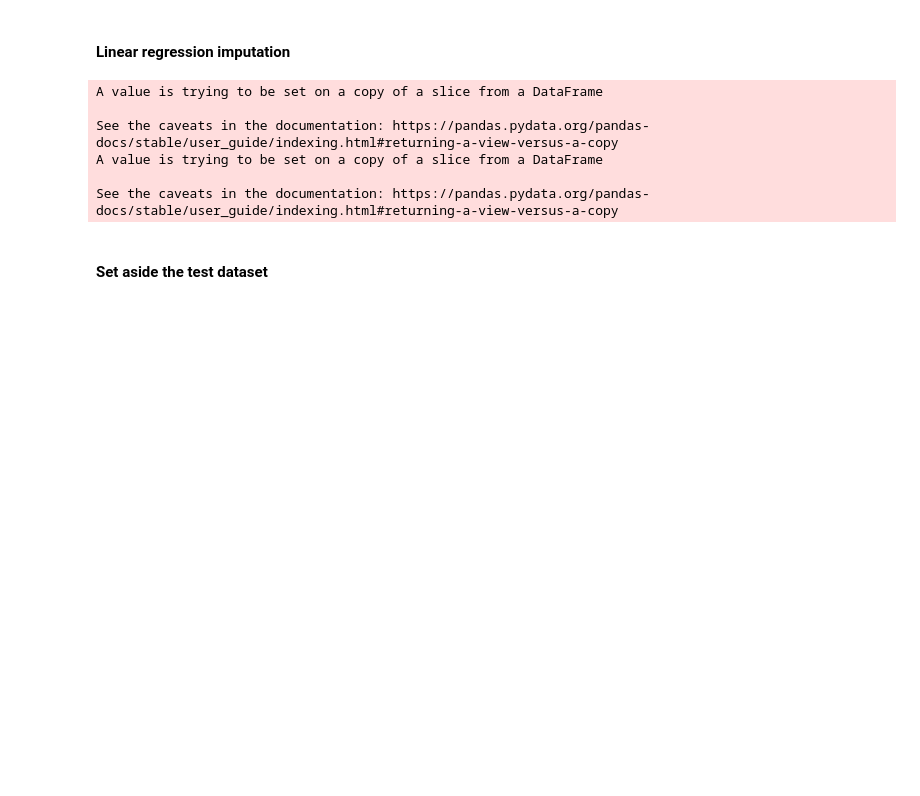
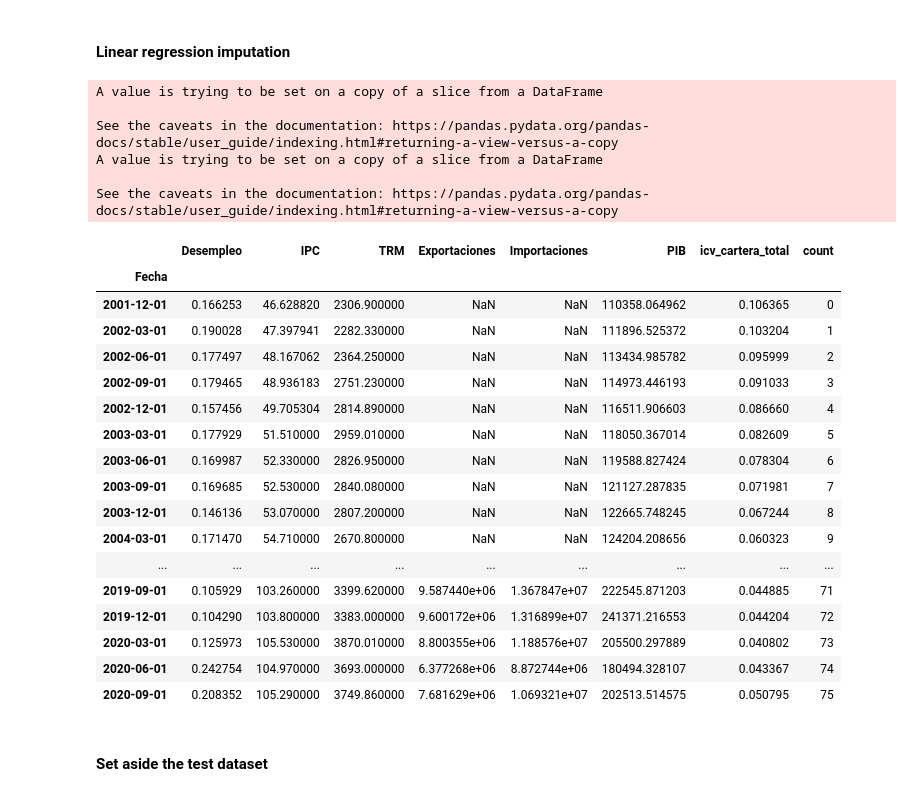
Before and after one commit to HijoBejuco/Time_Series_Predictors, a Jupyter notebook: models.ipynb, the cells around one changed output. Saved outputs shown, nothing was run; the diff lists cells and outputs as text; code cells hidden in the pictures; blank space fills up the shorter version.

```diff
--- a/models.ipynb
+++ b/models.ipynb
@@ -145,6 +136,27 @@ See the caveats in the documentation: https://pandas.pydata.org/pandas-docs/stab
 A value is trying to be set on a copy of a slice from a DataFrame
 
 See the caveats in the documentation: https://pandas.pydata.org/pandas-docs/stable/user_guide/indexing.html#returning-a-view-versus-a-copy
+# %%
+imputed_df
+# %% [output]
+|  | Desempleo | IPC | TRM | Exportaciones | Importaciones | PIB | icv_cartera_total | count |
+| Fecha |  |  |  |  |  |  |  |  |
+| 2001-12-01 | 0.166253 | 46.628820 | 2306.900000 | NaN | NaN | 110358.064962 | 0.106365 | 0 |
+| 2002-03-01 | 0.190028 | 47.397941 | 2282.330000 | NaN | NaN | 111896.525372 | 0.103204 | 1 |
+| 2002-06-01 | 0.177497 | 48.167062 | 2364.250000 | NaN | NaN | 113434.985782 | 0.095999 | 2 |
+| 2002-09-01 | 0.179465 | 48.936183 | 2751.230000 | NaN | NaN | 114973.446193 | 0.091033 | 3 |
+| 2002-12-01 | 0.157456 | 49.705304 | 2814.890000 | NaN | NaN | 116511.906603 | 0.086660 | 4 |
+| 2003-03-01 | 0.177929 | 51.510000 | 2959.010000 | NaN | NaN | 118050.367014 | 0.082609 | 5 |
+| 2003-06-01 | 0.169987 | 52.330000 | 2826.950000 | NaN | NaN | 119588.827424 | 0.078304 | 6 |
+| 2003-09-01 | 0.169685 | 52.530000 | 2840.080000 | NaN | NaN | 121127.287835 | 0.071981 | 7 |
+| 2003-12-01 | 0.146136 | 53.070000 | 2807.200000 | NaN | NaN | 122665.748245 | 0.067244 | 8 |
+| 2004-03-01 | 0.171470 | 54.710000 | 2670.800000 | NaN | NaN | 124204.208656 | 0.060323 | 9 |
+| ... | ... | ... | ... | ... | ... | ... | ... | ... |
+| 2019-09-01 | 0.105929 | 103.260000 | 3399.620000 | 9.587440e+06 | 1.367847e+07 | 222545.871203 | 0.044885 | 71 |
+| 2019-12-01 | 0.104290 | 103.800000 | 3383.000000 | 9.600172e+06 | 1.316899e+07 | 241371.216553 | 0.044204 | 72 |
+| 2020-03-01 | 0.125973 | 105.530000 | 3870.010000 | 8.800355e+06 | 1.188576e+07 | 205500.297889 | 0.040802 | 73 |
+| 2020-06-01 | 0.242754 | 104.970000 | 3693.000000 | 6.377268e+06 | 8.872744e+06 | 180494.328107 | 0.043367 | 74 |
+| 2020-09-01 | 0.208352 | 105.290000 | 3749.860000 | 7.681629e+06 | 1.069321e+07 | 202513.514575 | 0.050795 | 75 |
 # %% [markdown]
 #### Set aside the test dataset
 # %%
```
Also changed, not shown: parts of 6 cells of this notebook, 4 other files.
